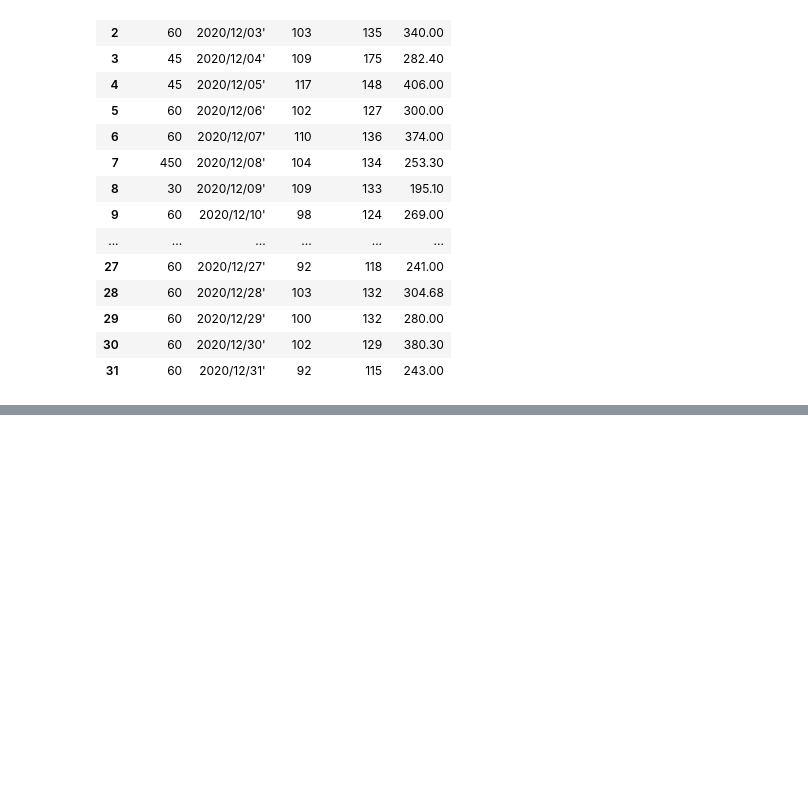
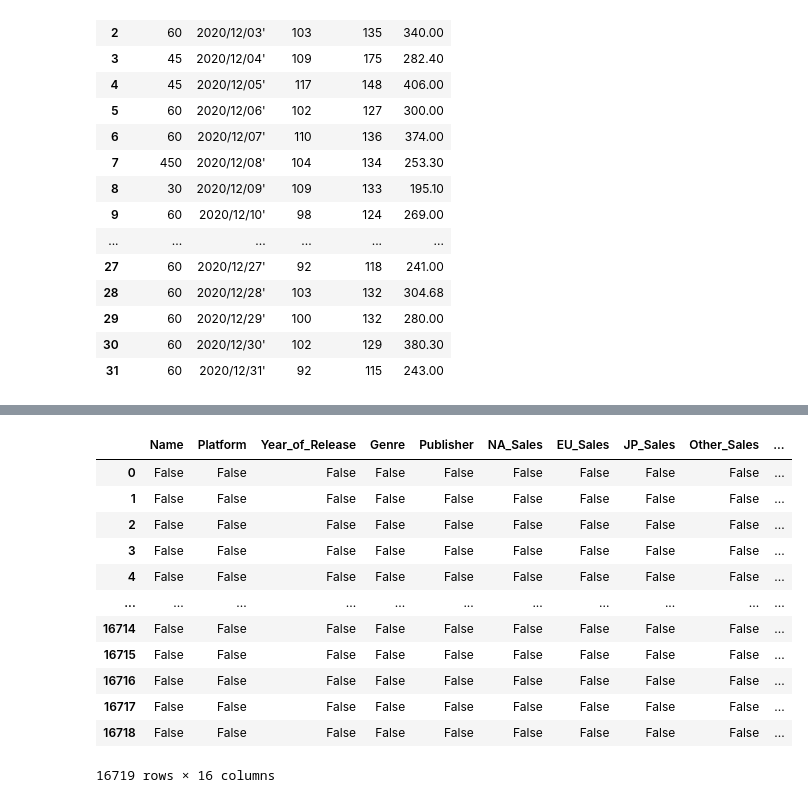
Before and after one commit to prasiddhiacharya/Ml-from-scratch, a Jupyter notebook: pandas.ipynb, the cells around one changed output, grey strips where cells are left out. Saved outputs shown, nothing was run; the diff lists cells and outputs as text; code cells hidden in the pictures; blank space fills up the shorter version.

```diff
--- a/pandas.ipynb
+++ b/pandas.ipynb
@@ -351,0 +423,17 @@ For example, when doing 'df[col].method(value, inplace=True)', try using 'df.met
+# %%
+isnull = df.isnull()
+isnull
+# %% [output]
+|  | Name | Platform | Year_of_Release | Genre | Publisher | NA_Sales | EU_Sales | JP_Sales | Other_Sales | ... |
+| 0 | False | False | False | False | False | False | False | False | False | ... |
+| 1 | False | False | False | False | False | False | False | False | False | ... |
+| 2 | False | False | False | False | False | False | False | False | False | ... |
+| 3 | False | False | False | False | False | False | False | False | False | ... |
+| 4 | False | False | False | False | False | False | False | False | False | ... |
+| ... | ... | ... | ... | ... | ... | ... | ... | ... | ... | ... |
+| 16714 | False | False | False | False | False | False | False | False | False | ... |
+| 16715 | False | False | False | False | False | False | False | False | False | ... |
+| 16716 | False | False | False | False | False | False | False | False | False | ... |
+| 16717 | False | False | False | False | False | False | False | False | False | ... |
+| 16718 | False | False | False | False | False | False | False | False | False | ... |
+16719 rows × 16 columns
```
Also changed, not shown: parts of 13 cells of this notebook.
